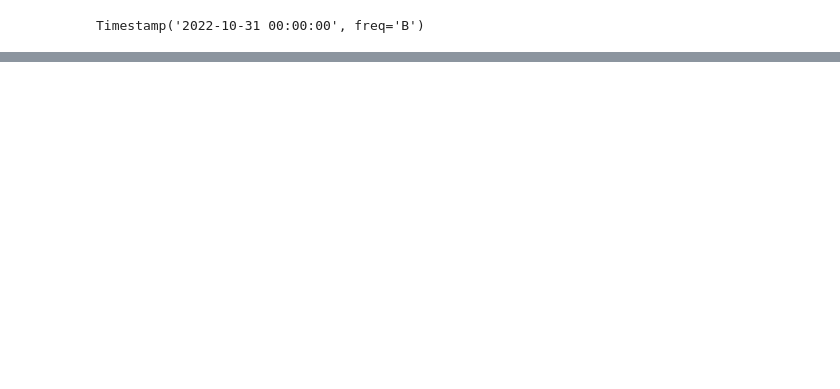
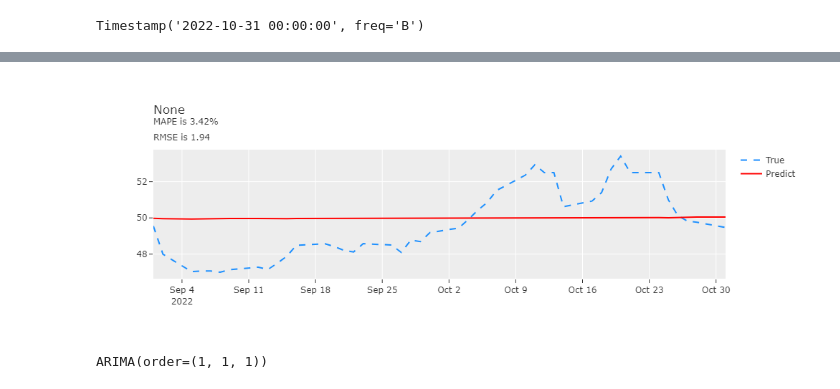
Before and after one commit to suwichacle22/rss_price_forecasting, a Jupyter notebook: code/Modeling.ipynb, the cells around one changed output, grey strips where cells are left out. Drawn from its saved outputs; the diff is of its cells as text; code cells hidden in the pictures; blank space fills up the shorter version.

```diff
--- a/code/Modeling.ipynb
+++ b/code/Modeling.ipynb
@@ -118,0 +194,5 @@ compare_value(y_test, preds, 'sss')
+# %%
+pred_arima(y_train, y_test, (1, 1, 1), X_train, X_test)
+# %% [output]
+[figure, added]
+ARIMA(order=(1, 1, 1))
```
Also changed, not shown: parts of 56 cells of this notebook, 9 other files.
